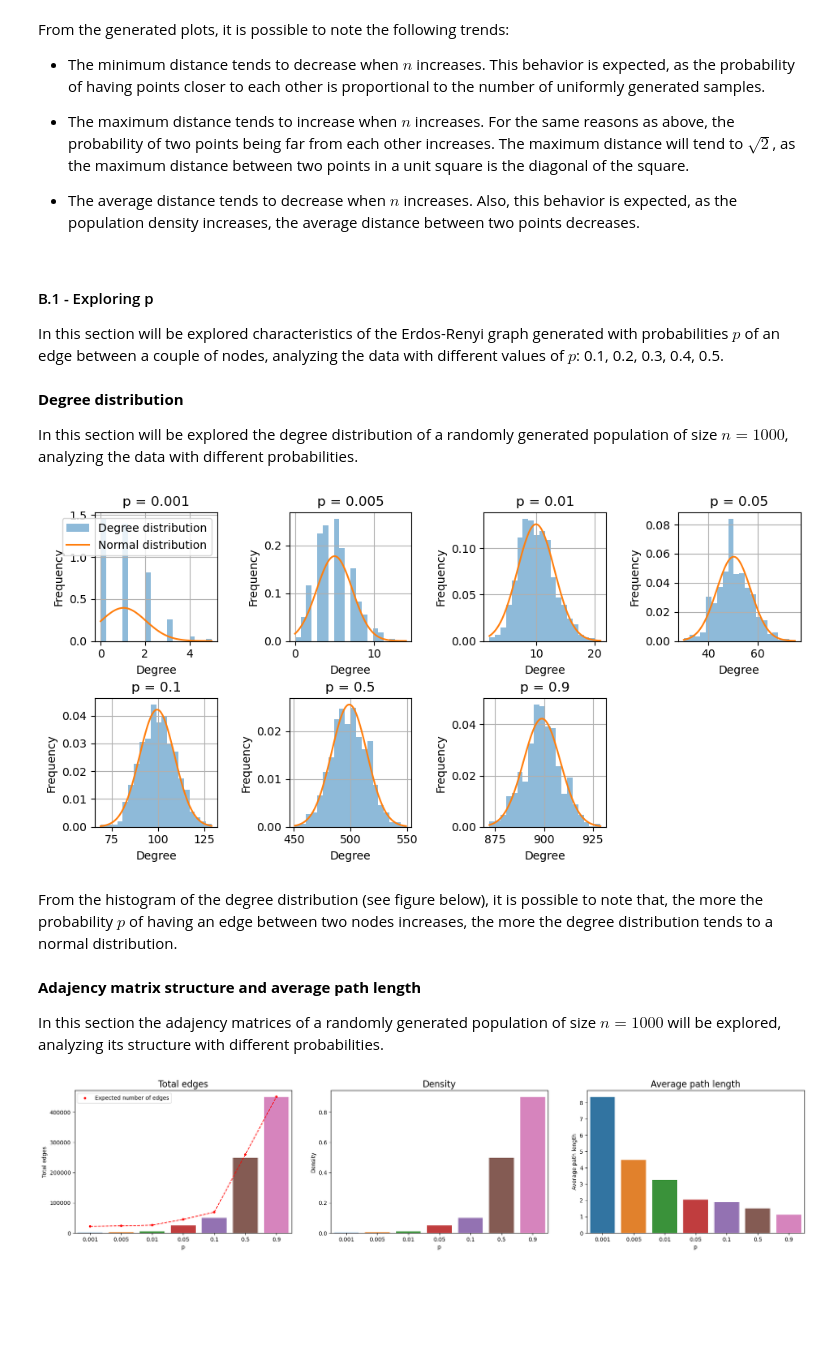
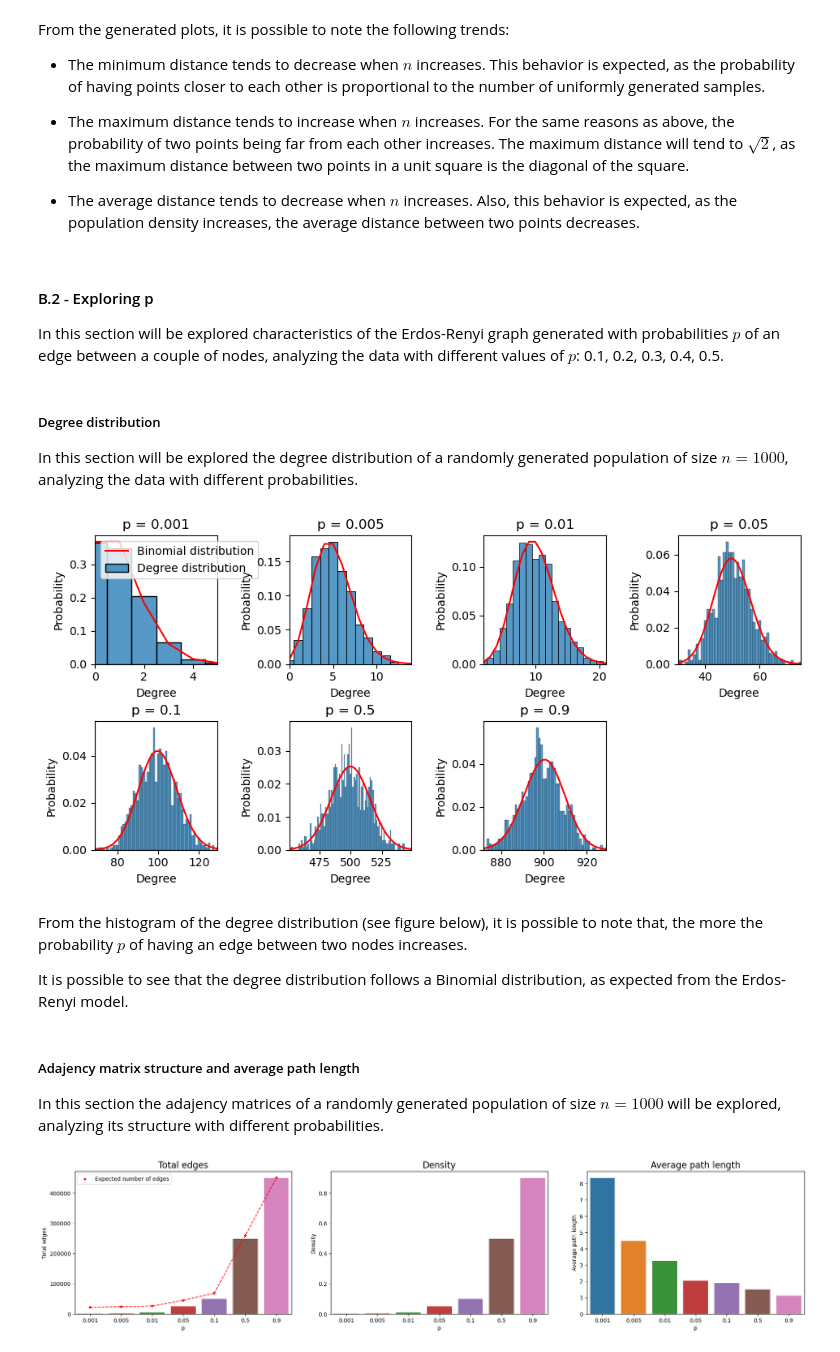
Before and after one commit to lucadibello/geographical-friendship-network, a Jupyter notebook: geographical-friendship-network.ipynb, the cells around one changed output. Cells and saved outputs as stored; diff of their text form; code cells hidden in the pictures; blank space fills up the shorter version.

Commit message:
Project improvements + new plots + new descriptions

```diff
--- a/geographical-friendship-network.ipynb
+++ b/geographical-friendship-network.ipynb
@@ -351,7 +351,7 @@ From the generated plots, it is possible to note the following trends:
 
 - The average distance tends to decrease when $n$ increases. Also, this behavior is expected, as the population density increases, the average distance between two points decreases.
 # %% [markdown]
-#### B.1 - Exploring p
+#### B.2 - Exploring p
 
 In this section will be explored characteristics of the Erdos-Renyi graph generated with probabilities $p$ of an edge between a couple of nodes, analyzing the data with different values of $p$: 0.1, 0.2, 0.3, 0.4, 0.5.
 # %%
@@ -361,7 +361,7 @@ ps = [0.001, 0.005, 0.01, 0.05, 0.1, 0.5, 0.9]
 # Run simulations with different sizes
 graphs = [(p, ig.Graph.Erdos_Renyi(n=1000, p=p, directed=False, loops=False)) for p in ps]
 # %% [markdown]
-**Degree distribution**
+##### Degree distribution
 
 In this section will be explored the degree distribution of a randomly generated population of size $n=1000$, analyzing the data with different probabilities.
 # %%
@@ -372,47 +372,51 @@ nrows = 2
 ncols = 4
 fig, axs = plt.subplots(2, 4, figsize=(10, 5))
 
 # Add space between subplots
 fig.tight_layout(pad=3.0)
 
+# Compute degree distribution for each p
+prob_degrees = []
+for p in ps:
+  prob_degrees.append(stats.binom.pmf(np.arange(0, 1000), n=1000, p=p))
+
 for i, tuple in enumerate(graphs):
   p, graph = tuple
   ax = axs[i//4, i%4]
   degrees = graph.degree()
   series = pd.Series(degrees)
 
   # Plot degree distribution as histogram
-  series.hist(ax=ax, bins=20, density=True, alpha=0.5, label='Degree distribution')
+  sns.histplot(series, label='Degree distribution', ax=ax, stat='probability', discrete=True)
 
-  # Compute normal distribution to compare with degree distribution
-  mu = series.mean()
-  sigma = series.std()
+  # Plot binomial distribution on top of histogram
+  ax.plot(np.arange(0, 1000), prob_degrees[i], label='Binomial distribution', color='red')
 
-  # Plot binoial distribution as line
-  x = np.linspace(series.min(), series.max(), 100)
-  y = stats.norm.pdf(x, mu, sigma)
-  ax.plot(x, y, label='Normal distribution')
+  # Zoom in on x axis
+  ax.set_xlim(min(degrees), max(degrees))
 
   # Vertical offset to avoid overlapping
   ax.set_title('p = {}'.format(ps[i]))
   ax.set_xlabel('Degree')
-  ax.set_ylabel('Frequency')
+  ax.set_ylabel('Probability')
 
 # Hide extra subplots
 for i in range(len(ps), nrows * ncols):
   axs[i//4, i%4].axis('off')
 
 # Show legend for all subplots
 axs[0, 0].legend()
 
 # Plot figure
 plt.show()
 # %% [output]
-[figure, old version]
+[figure, new version]
 # %% [markdown]
-From the histogram of the degree distribution (see figure below), it is possible to note that, the more the probability $p$ of having an edge between two nodes increases, the more the degree distribution tends to a normal distribution.
+From the histogram of the degree distribution (see figure below), it is possible to note that, the more the probability $p$ of having an edge between two nodes increases.
+
+It is possible to see that the degree distribution follows a Binomial distribution, as expected from the Erdos-Renyi model.
 # %% [markdown]
-**Adajency matrix structure and average path length**
+##### Adajency matrix structure and average path length
 
 In this section the adajency matrices of a randomly generated population of size $n=1000$ will be explored, analyzing its structure with different probabilities.
 # %%
```
Also changed, not shown: parts of 8 cells of this notebook.
